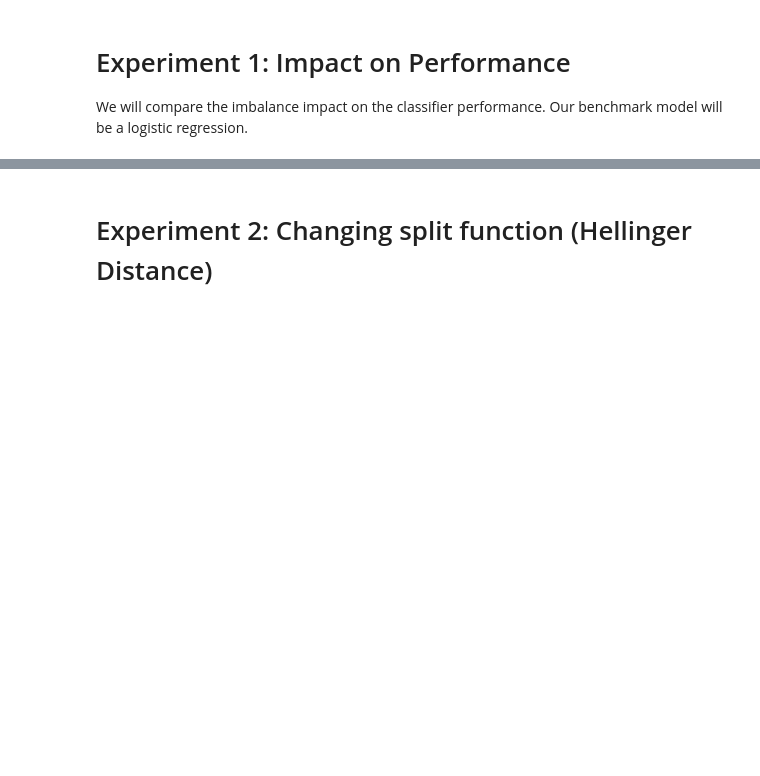
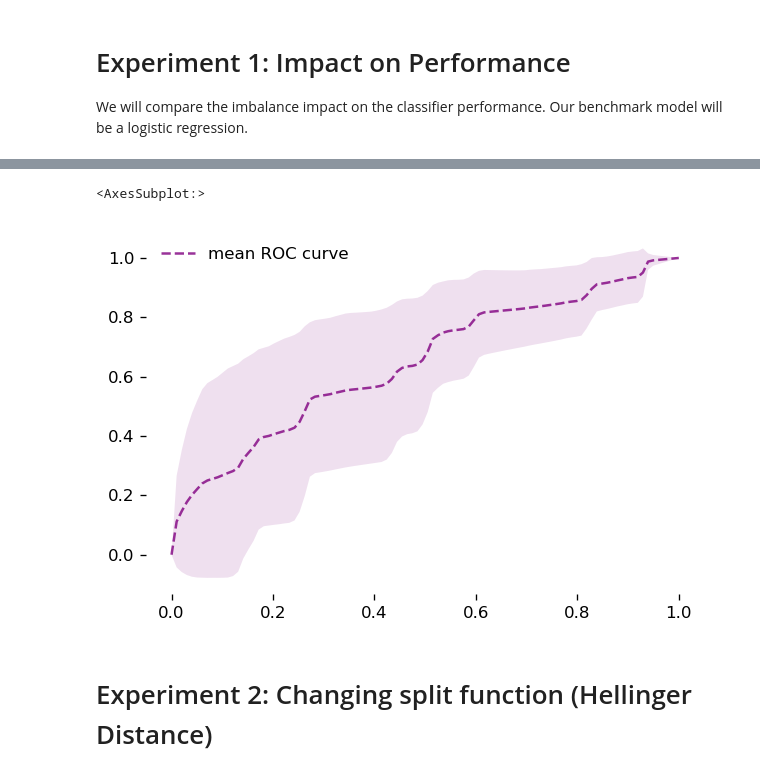
Before and after one commit to pibieta/imbalanced_learning, a Jupyter notebook: notebooks/pablo-model-dependence.ipynb, the cells around one changed output, grey strips where cells are left out. Cells and saved outputs as stored; diff of their text form; code cells hidden in the pictures; blank space fills up the shorter version.

```diff
--- a/notebooks/pablo-model-dependence.ipynb
+++ b/notebooks/pablo-model-dependence.ipynb
@@ -213,2 +446,13 @@ ax.legend()
+# %%
+imbalance = 0.0001
+model_name = 'logreg'
+df_metrics = metrics[imbalance][model_name]['df_metrics']
+f, ax = plt.subplots(dpi = 120)
+plot_roc_curve(df_metrics,
+                ax = ax)
+clean_ax(ax, all = True)
+# %% [output]
+<AxesSubplot:>
+[figure, added]
 # %% [markdown]
 # Experiment 2: Changing split function (Hellinger Distance)
```
Also changed, not shown: parts of 12 cells of this notebook.
